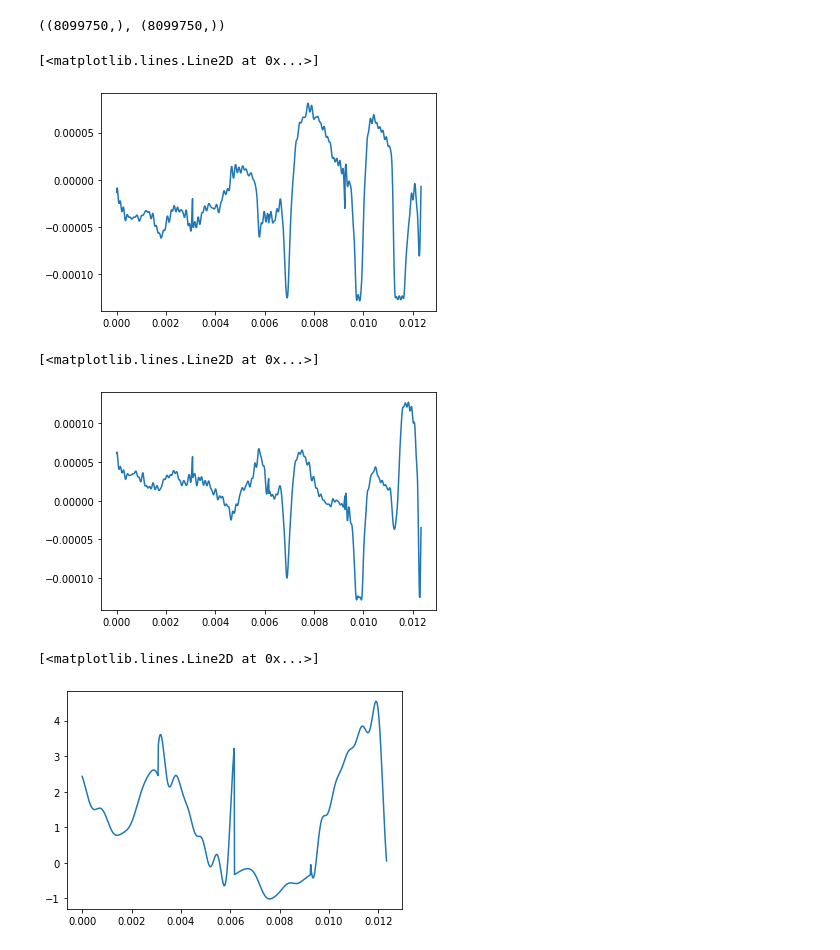
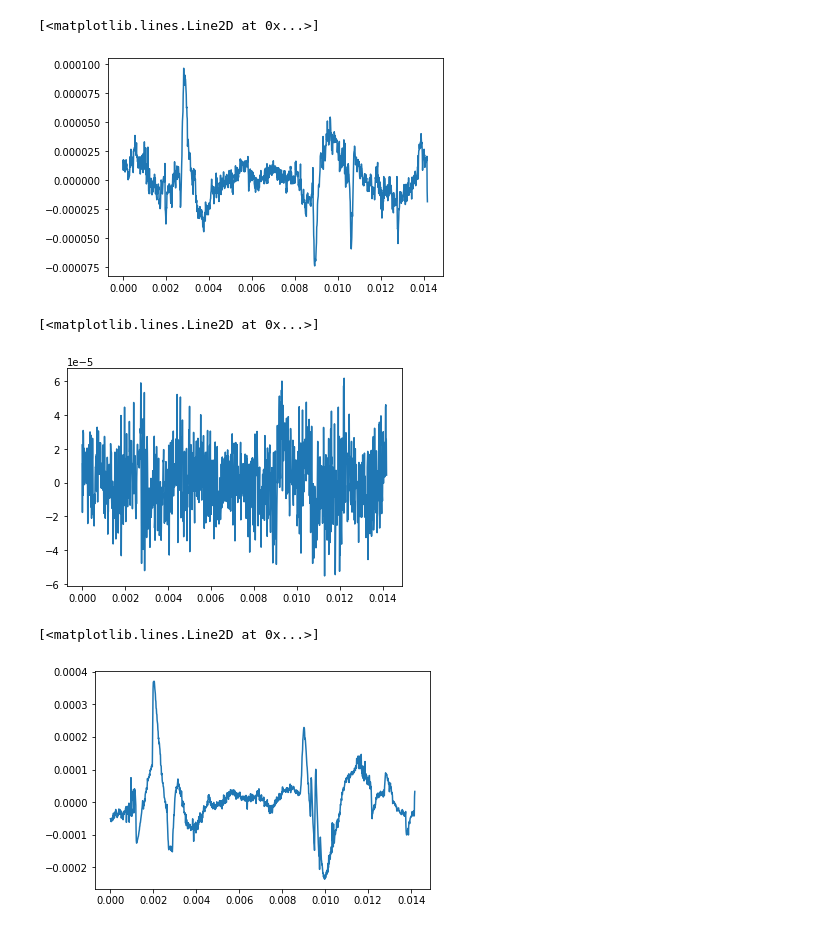
Before and after one commit to cut4cut/spikennet, a Jupyter notebook: notebooks/1_data_review.ipynb, the cells around one changed output. Saved outputs shown, nothing was run; the diff lists cells and outputs as text; code cells hidden in the pictures.

```diff
--- a/notebooks/1_data_review.ipynb
+++ b/notebooks/1_data_review.ipynb
@@ -22,4 +15,10 @@ SC4002EC-Hypnogram.edf SC4012EC-Hypnogram.edf
 # %%
-files_path = '../data/raw/sleep-edfx/{}'
+dataset_name = 'sleep-edfx'
+files_path = '../data/raw/{}/'.format(dataset_name)
+
+files_list = os.listdir(files_path)
+choice_index = np.random.randint(len(files_list), size=1)[0]
+
+dataset_name = files_list[choice_index]
 # %%
-#data_signals = np.fromfile(files_path.format('0000.dat'),dtype=float)
+dataset = mne.io.read_raw_edf(files_path + dataset_name)
@@ -26,2 +40,2 @@ files_path = '../data/raw/sleep-edfx/{}'
 # %%
-data_polysomnogram = mne.io.read_raw_edf(files_path.format('SC4002E0-PSG.edf'))
+data = dataset.get_data()
@@ -47,22 +42,18 @@ data_polysomnogram.ch_names
 # %%
-data = data_polysomnogram.get_data()
+t = np.linspace(0, 100, data.shape[1])
-# %%
-data[7].shape, data[5].shape
-# %% [output]
-((8099750,), (8099750,))
 # %%
-plt.plot(t[:1000], data[5][:1000])
+plt.plot(t[:1200], data[0][:1200])
 # %% [output]
 [<matplotlib.lines.Line2D at 0x...>]
-[figure, old version]
+[figure, new version]
 # %%
-plt.plot(t[:1000], data[6][:1000])
+plt.plot(t[:1200], data[1][:1200])
 # %% [output]
 [<matplotlib.lines.Line2D at 0x...>]
-[figure, old version]
+[figure, new version]
 # %%
-plt.plot(t[:1000], data[9][:1000])
+plt.plot(t[:1200], data[2][:1200])
 # %% [output]
 [<matplotlib.lines.Line2D at 0x...>]
-[figure, old version]
+[figure, new version]
 # %%
```
Also changed, not shown: parts of 13 cells of this notebook, 2 other files.
